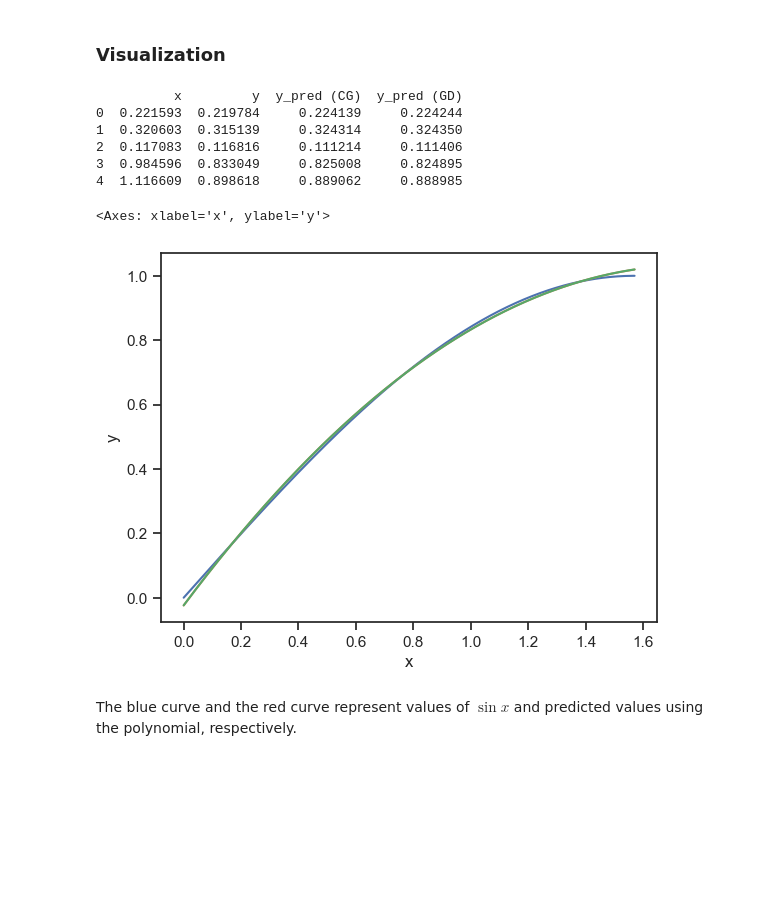
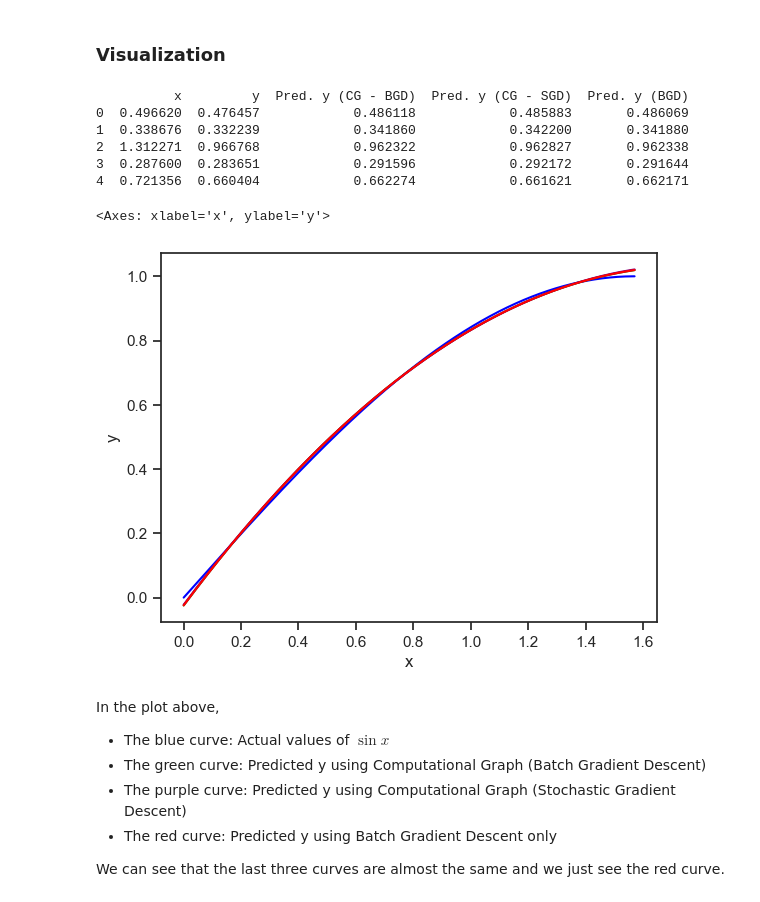
Before and after one commit to hnthap/computational-graphs-group-8, a Jupyter notebook: computational-graphs-group-8.ipynb, the cells around one changed output. Drawn from its saved outputs; the diff is of its cells as text; code cells hidden in the pictures; blank space fills up the shorter version.

```diff
--- a/computational-graphs-group-8.ipynb
+++ b/computational-graphs-group-8.ipynb
@@ -131,7 +195,5 @@ $$\frac{\partial{J}}{\partial{c}} = 2 \sum_{x} (y_{pred} - y) \;\frac{\partial{}
 # %%
 # Some parts are based on https://pytorch.org/tutorials/beginner/pytorch_with_examples.html
-
-y = torch.sin(x)
 
 # Initialize weights
 a = torch.randn((), dtype=dtype, device=device)
@@ -142,18 +204,18 @@ learning_rate = 1e-4
 for iter in range(2000):
 
     # Forward pass: compute predicted y
-    y_pred_2 = a + b * x + c * x ** 2
+    y_pred = a + b * x + c * x ** 2
 
     # Compute and print loss
-    loss = (y_pred_2 - y).pow(2).sum().item()
+    loss = (y_pred - y).pow(2).sum().item()
     if iter % 100 == 99:
         print(f'Iter. {iter}: loss = {round(loss, 4)}')
 
     # Backpropagation to compute gradients of a, b, c with respect to loss
-    grad_loss = 2.0 * (y_pred_2 - y)
-    grad_a = grad_loss.sum()
-    grad_b = (grad_loss * x).sum()
-    grad_c = (grad_loss * x ** 2).sum()
+    grad_y_pred = 2.0 * (y_pred - y)
+    grad_a = grad_y_pred.sum()
+    grad_b = (grad_y_pred * x).sum()
+    grad_c = (grad_y_pred * x ** 2).sum()
 
     # Update weights using gradient descent
     a -= learning_rate * grad_a
@@ -161,4 +223,7 @@ for iter in range(2000):
     c -= learning_rate * grad_c
 
 print(f'Result: y = {a.item()} + {b.item()} x + {c.item()} x^2')
+
+# Save result
+save_result(a, b, c)
 # %% [output]
@@ -182,28 +247,44 @@ Result: y = -0.023754866793751717 + 1.1938657760620117 x + -0.33713164925575256
 # %% [markdown]
 ### Visualization
 # %%
-import pandas as pd
 import seaborn as sns
 sns.set_theme(style='ticks')
 
-df = torch.stack( \
-    (x.reshape(-1), y.reshape(-1), y_pred.reshape(-1), y_pred_2.reshape(-1)) \
-        ).t().numpy()
-df = pd.DataFrame(df, columns=['x', 'y', 'y_pred (CG)', 'y_pred (GD)'])
+def model(a, b, c, input):
+    return a + b * input + c * input ** 2
+
+x = x.reshape(-1)
+y = x.sin()
+df = torch.stack((
+    x,
+    y,
+    model(results['a'][0], results['b'][0], results['c'][0], x),
+    model(results['a'][1], results['b'][1], results['c'][1], x),
+    model(results['a'][2], results['b'][2], results['c'][2], x)
+)).t().numpy()
+df = pd.DataFrame(df, columns=['x', 'y',
+                               'Pred. y (CG - BGD)', 'Pred. y (CG - SGD)', 'Pred. y (BGD)'])
 
 print(df.head())
 
-sns.lineplot(data=df, x='x', y='y', palette='blue')
-sns.lineplot(data=df, x='x', y='y_pred (CG)', palette='green')
-sns.lineplot(data=df, x='x', y='y_pred (GD)', palette='red')
+sns.lineplot(data=df, x='x', y='y', color='blue')
+sns.lineplot(data=df, x='x', y='Pred. y (CG - BGD)', color='green')
+sns.lineplot(data=df, x='x', y='Pred. y (CG - SGD)', color='purple')
+sns.lineplot(data=df, x='x', y='Pred. y (BGD)', color='red')
 # %% [output]
-          x         y  y_pred (CG)  y_pred (GD)
-0  0.221593  0.219784     0.224139     0.224244
-1  0.320603  0.315139     0.324314     0.324350
-2  0.117083  0.116816     0.111214     0.111406
-3  0.984596  0.833049     0.825008     0.824895
-4  1.116609  0.898618     0.889062     0.888985
+          x         y  Pred. y (CG - BGD)  Pred. y (CG - SGD)  Pred. y (BGD)
+0  0.496620  0.476457            0.486118            0.485883       0.486069
+1  0.338676  0.332239            0.341860            0.342200       0.341880
+2  1.312271  0.966768            0.962322            0.962827       0.962338
+3  0.287600  0.283651            0.291596            0.292172       0.291644
+4  0.721356  0.660404            0.662274            0.661621       0.662171
 <Axes: xlabel='x', ylabel='y'>
-[figure, old version]
+[figure, new version]
-# %% [markdown]
-The blue curve and the red curve represent values of $\sin x$ and predicted values using the polynomial, respectively.
+# %% [markdown]
+In the plot above,
+- The blue curve: Actual values of $\sin x$
+- The green curve: Predicted y using Computational Graph (Batch Gradient Descent)
+- The purple curve: Predicted y using Computational Graph (Stochastic Gradient Descent)
+- The red curve: Predicted y using Batch Gradient Descent only
+
+We can see that the last three curves are almost the same and we just see the red curve.
```
Also changed, not shown: parts of 15 cells of this notebook.
